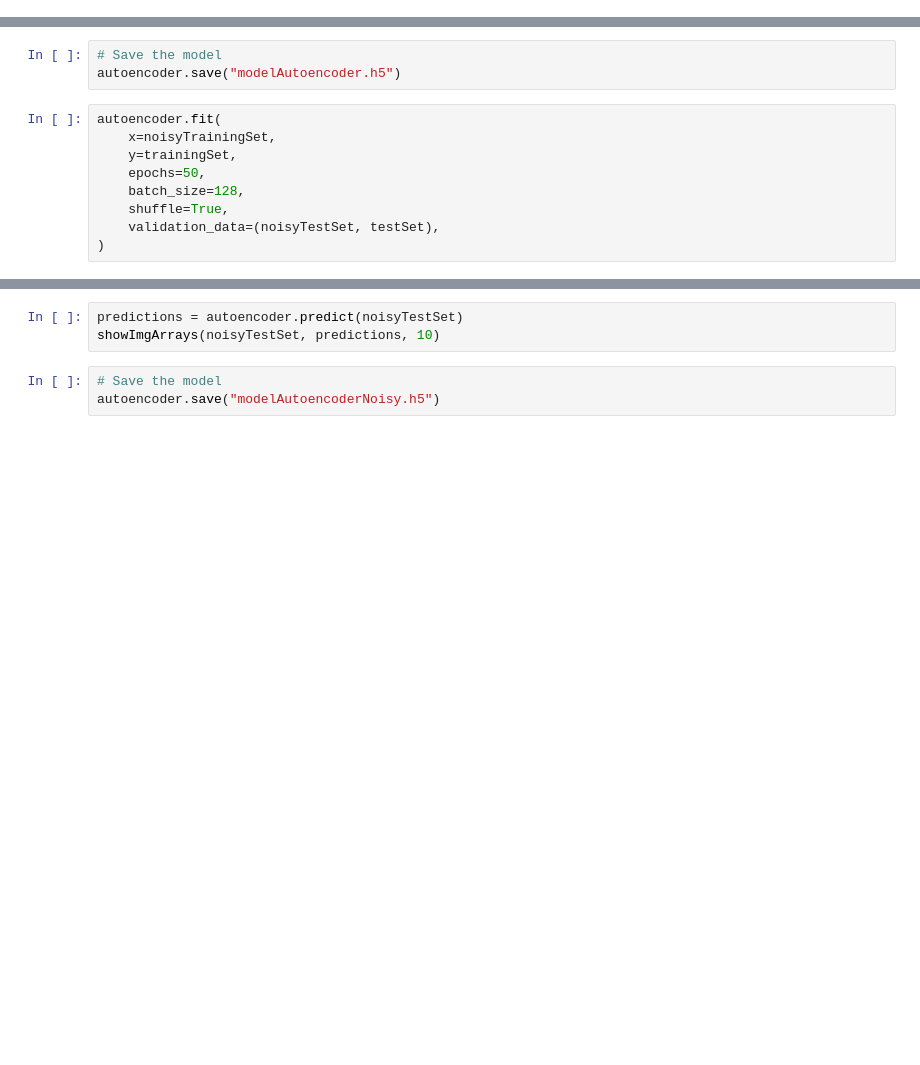
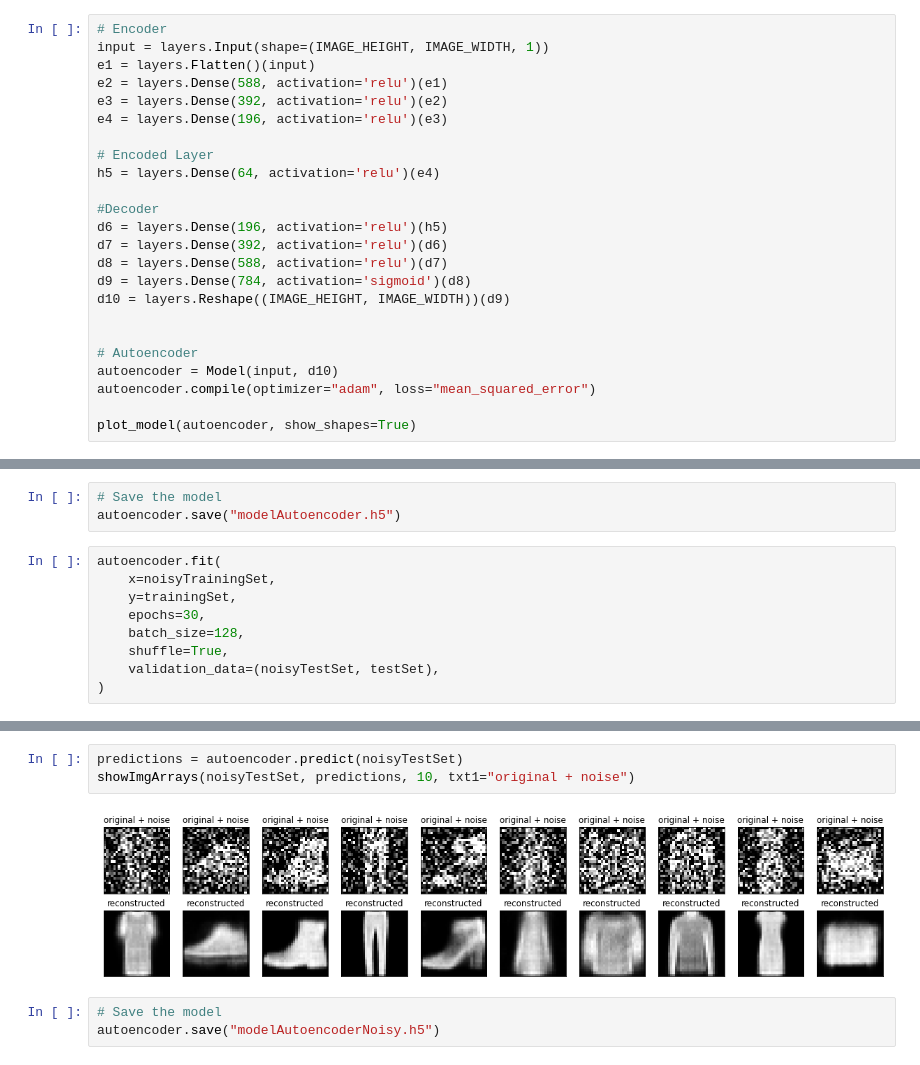
Before and after one commit to Dosclic98/Esame_Deep_Learning, a Jupyter notebook: Image_denoising/image-denoiser.ipynb, the cells around one changed output, grey strips where cells are left out. Drawn from its saved outputs; the diff is of its cells as text; blank space fills up the shorter version.

Commit message:
Changed autoencoder architecture

```diff
--- a/Image_denoising/image-denoiser.ipynb
+++ b/Image_denoising/image-denoiser.ipynb
@@ -106,0 +74,24 @@ plot_model(autoencoder)
+# %%
+# Encoder
+input = layers.Input(shape=(IMAGE_HEIGHT, IMAGE_WIDTH, 1))
+e1 = layers.Flatten()(input)
+e2 = layers.Dense(588, activation='relu')(e1)
+e3 = layers.Dense(392, activation='relu')(e2)
+e4 = layers.Dense(196, activation='relu')(e3)
+
+# Encoded Layer
+h5 = layers.Dense(64, activation='relu')(e4)
+
+#Decoder
+d6 = layers.Dense(196, activation='relu')(h5)
+d7 = layers.Dense(392, activation='relu')(d6)
+d8 = layers.Dense(588, activation='relu')(d7)
+d9 = layers.Dense(784, activation='sigmoid')(d8)
+d10 = layers.Reshape((IMAGE_HEIGHT, IMAGE_WIDTH))(d9)
+
+
+# Autoencoder
+autoencoder = Model(input, d10)
+autoencoder.compile(optimizer="adam", loss="mean_squared_error")
+
+plot_model(autoencoder, show_shapes=True)
@@ -128,7 +134,7 @@ autoencoder.save("modelAutoencoder.h5")
 autoencoder.fit(
     x=noisyTrainingSet,
     y=trainingSet,
-    epochs=50,
+    epochs=30,
     batch_size=128,
     shuffle=True,
     validation_data=(noisyTestSet, testSet),
@@ -136,6 +152,8 @@ autoencoder.fit(
 # %%
 predictions = autoencoder.predict(noisyTestSet)
-showImgArrays(noisyTestSet, predictions, 10)
+showImgArrays(noisyTestSet, predictions, 10, txt1="original + noise")
+# %% [output]
+[figure, added]
 # %%
 # Save the model
 autoencoder.save("modelAutoencoderNoisy.h5")
```
Also changed, not shown: parts of 7 cells of this notebook, 1 other file.
